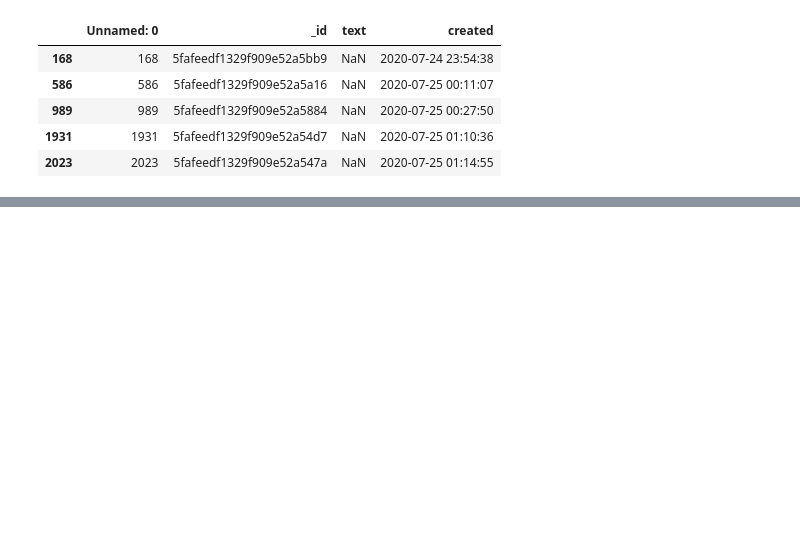
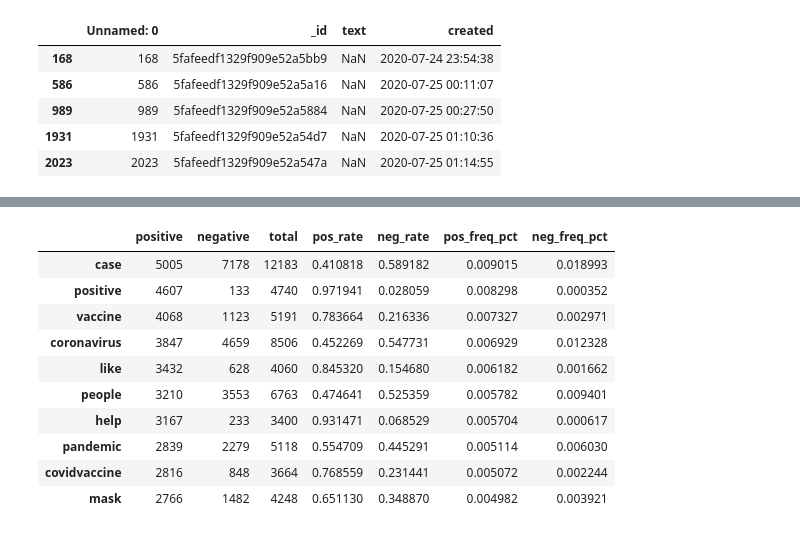
Before and after one commit to super3one/6000I-Sentiment-Analysis-on-Covid19-Tweets, a Jupyter notebook: nltk_Sentiment_Analysis.ipynb, the cells around one changed output, grey strips where cells are left out. Saved outputs shown, nothing was run; the diff lists cells and outputs as text; code cells hidden in the pictures; blank space fills up the shorter version.

```diff
--- a/nltk_Sentiment_Analysis.ipynb
+++ b/nltk_Sentiment_Analysis.ipynb
@@ -155,0 +188,11 @@ df.to_csv('tweets_SAlabel.csv',index=True)
+# %%
+df.dropna(inplace=True)
+df.reset_index(drop=True,inplace=True)
+df.info()
+# %%
+from sklearn.feature_extraction.text import CountVectorizer
+
+cvec = CountVectorizer()
+cvec.fit(df['text'])
+
+len(cvec.get_feature_names())
@@ -155,0 +238,18 @@ df.to_csv('tweets_SAlabel.csv',index=True)
+# %%
+term_freq_df['pos_rate'] = term_freq_df['positive'] * 1./term_freq_df['total']
+term_freq_df['neg_rate'] = term_freq_df['negative'] * 1./term_freq_df['total']
+term_freq_df['pos_freq_pct'] = term_freq_df['positive'] * 1./term_freq_df['positive'].sum()
+term_freq_df['neg_freq_pct'] = term_freq_df['negative'] * 1./term_freq_df['negative'].sum()
+term_freq_df.sort_values(by='pos_freq_pct', ascending=False).iloc[:10]
+# %% [output]
+|  | positive | negative | total | pos_rate | neg_rate | pos_freq_pct | neg_freq_pct |
+| case | 5005 | 7178 | 12183 | 0.410818 | 0.589182 | 0.009015 | 0.018993 |
+| positive | 4607 | 133 | 4740 | 0.971941 | 0.028059 | 0.008298 | 0.000352 |
+| vaccine | 4068 | 1123 | 5191 | 0.783664 | 0.216336 | 0.007327 | 0.002971 |
+| coronavirus | 3847 | 4659 | 8506 | 0.452269 | 0.547731 | 0.006929 | 0.012328 |
+| like | 3432 | 628 | 4060 | 0.845320 | 0.154680 | 0.006182 | 0.001662 |
+| people | 3210 | 3553 | 6763 | 0.474641 | 0.525359 | 0.005782 | 0.009401 |
+| help | 3167 | 233 | 3400 | 0.931471 | 0.068529 | 0.005704 | 0.000617 |
+| pandemic | 2839 | 2279 | 5118 | 0.554709 | 0.445291 | 0.005114 | 0.006030 |
+| covidvaccine | 2816 | 848 | 3664 | 0.768559 | 0.231441 | 0.005072 | 0.002244 |
+| mask | 2766 | 1482 | 4248 | 0.651130 | 0.348870 | 0.004982 | 0.003921 |
```
Also changed, not shown: parts of 13 cells of this notebook.
